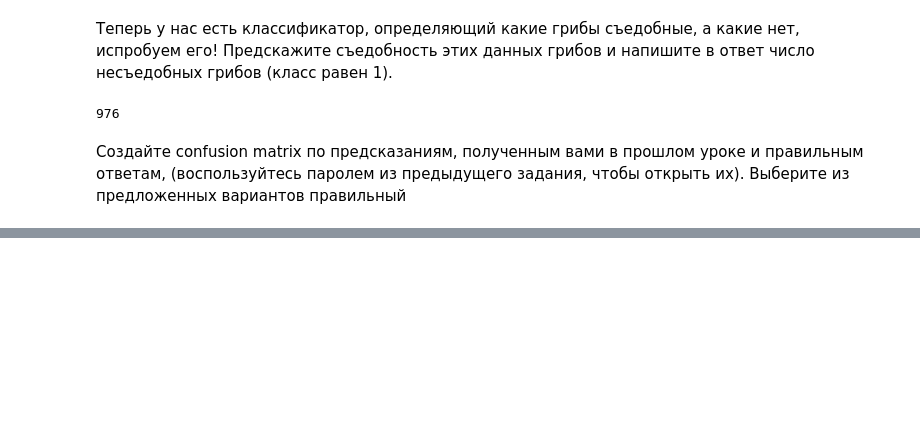
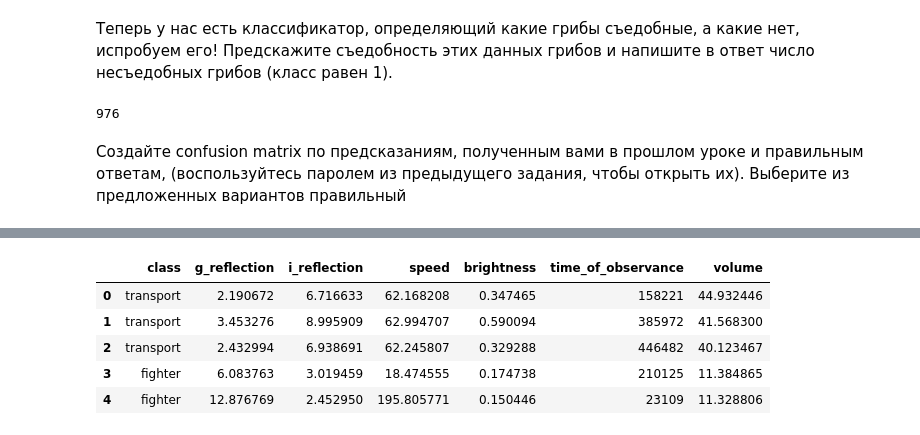
Before and after one commit to tester911007/Neural-network, a Jupyter notebook: Задачи.ipynb, the cells around one changed output, grey strips where cells are left out. Cells and saved outputs as stored; diff of their text form; code cells hidden in the pictures; blank space fills up the shorter version.

```diff
--- a/Задачи.ipynb
+++ b/Задачи.ipynb
@@ -610,0 +618,9 @@ Saving testing_y_mush.csv.zip to testing_y_mush.csv (4).zip
+# %%
+df.head()
+# %% [output]
+|  | class | g_reflection | i_reflection | speed | brightness | time_of_observance | volume |
+| 0 | transport | 2.190672 | 6.716633 | 62.168208 | 0.347465 | 158221 | 44.932446 |
+| 1 | transport | 3.453276 | 8.995909 | 62.994707 | 0.590094 | 385972 | 41.568300 |
+| 2 | transport | 2.432994 | 6.938691 | 62.245807 | 0.329288 | 446482 | 40.123467 |
+| 3 | fighter | 6.083763 | 3.019459 | 18.474555 | 0.174738 | 210125 | 11.384865 |
+| 4 | fighter | 12.876769 | 2.452950 | 195.805771 | 0.150446 | 23109 | 11.328806 |
```
Also changed, not shown: parts of 10 cells of this notebook.
